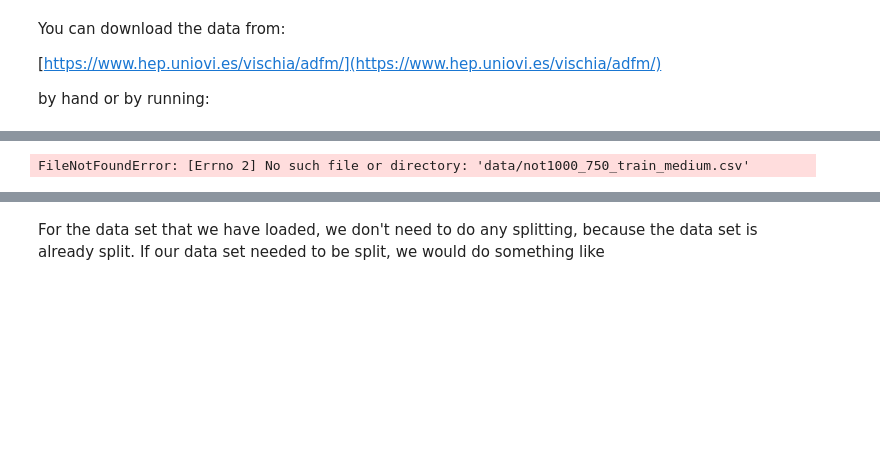
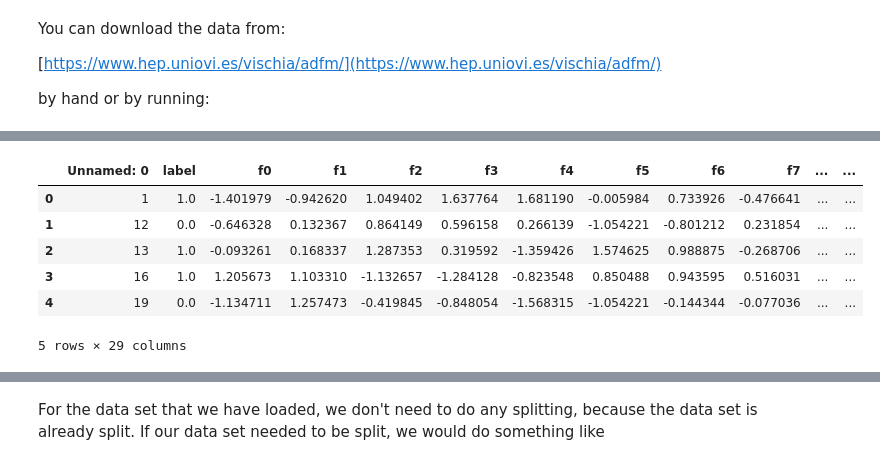
Before and after one commit to joseferbis-cell/PLs-ADFM, a Jupyter notebook: practice_2_a_parameterized_nns.ipynb, the cells around one changed output, grey strips where cells are left out. Drawn from its saved outputs; the diff is of its cells as text; code cells hidden in the pictures; blank space fills up the shorter version.

```diff
--- a/practice_2_a_parameterized_nns.ipynb
+++ b/practice_2_a_parameterized_nns.ipynb
@@ -207,23 +201,21 @@ print("hola")
 # %%
-# Opción 1: Para masa ~500 GeV (Low Mass)
-train_set = pd.read_csv('data/not1000_train_medium.csv', index_col=False)
-test_set = pd.read_csv('data/not1000_test_medium.csv', index_col=False)
-
-# Opción 2: Para masa ~1000 GeV (High Mass)
-train_set = pd.read_csv('data/1000_train_medium.csv', index_col=False)
-test_set = pd.read_csv('data/1000_test_medium.csv', index_col=False)
-
-# Opción 3: Versiones más pequeñas (si quieres pruebas rápidas)
-train_set = pd.read_csv('data/not1000_train_small.csv', index_col=False)
-test_set = pd.read_csv('data/not1000_test_small.csv', index_col=False)
+# Load the chosen set
+train_set=pd.read_csv('data_for_practica2/not1000_750_train_medium.csv', index_col=False)
+test_set=pd.read_csv('data_for_practica2/not1000_750_test_medium.csv', index_col=False)
 
 # Drop mass info, if needed (the "1000..." files don't have a 'mass' column)
 if 'mass' in train_set.columns:
     train_set=train_set.drop(['mass'], axis=1)
     test_set=test_set.drop(['mass'], axis=1)
 train_set.head()
 # %% [output]
+|  | Unnamed: 0 | label | f0 | f1 | f2 | f3 | f4 | f5 | f6 | f7 | ... | ... |
+| 0 | 1 | 1.0 | -1.401979 | -0.942620 | 1.049402 | 1.637764 | 1.681190 | -0.005984 | 0.733926 | -0.476641 | ... | ... |
+| 1 | 12 | 0.0 | -0.646328 | 0.132367 | 0.864149 | 0.596158 | 0.266139 | -1.054221 | -0.801212 | 0.231854 | ... | ... |
+| 2 | 13 | 1.0 | -0.093261 | 0.168337 | 1.287353 | 0.319592 | -1.359426 | 1.574625 | 0.988875 | -0.268706 | ... | ... |
+| 3 | 16 | 1.0 | 1.205673 | 1.103310 | -1.132657 | -1.284128 | -0.823548 | 0.850488 | 0.943595 | 0.516031 | ... | ... |
+| 4 | 19 | 0.0 | -1.134711 | 1.257473 | -0.419845 | -0.848054 | -1.568315 | -1.054221 | -0.144344 | -0.077036 | ... | ... |
-FileNotFoundError: [Errno 2] No such file or directory: 'data/not1000_750_train_medium.csv'
+5 rows × 29 columns
 # %%
 print('Training set has', len(train_set), 'entries (', len(train_set[train_set['label']==1]), 'signal entries, ',
       len(train_set[train_set['label']==0]), ' background entries)')
```
Also changed, not shown: parts of 4 cells of this notebook.
